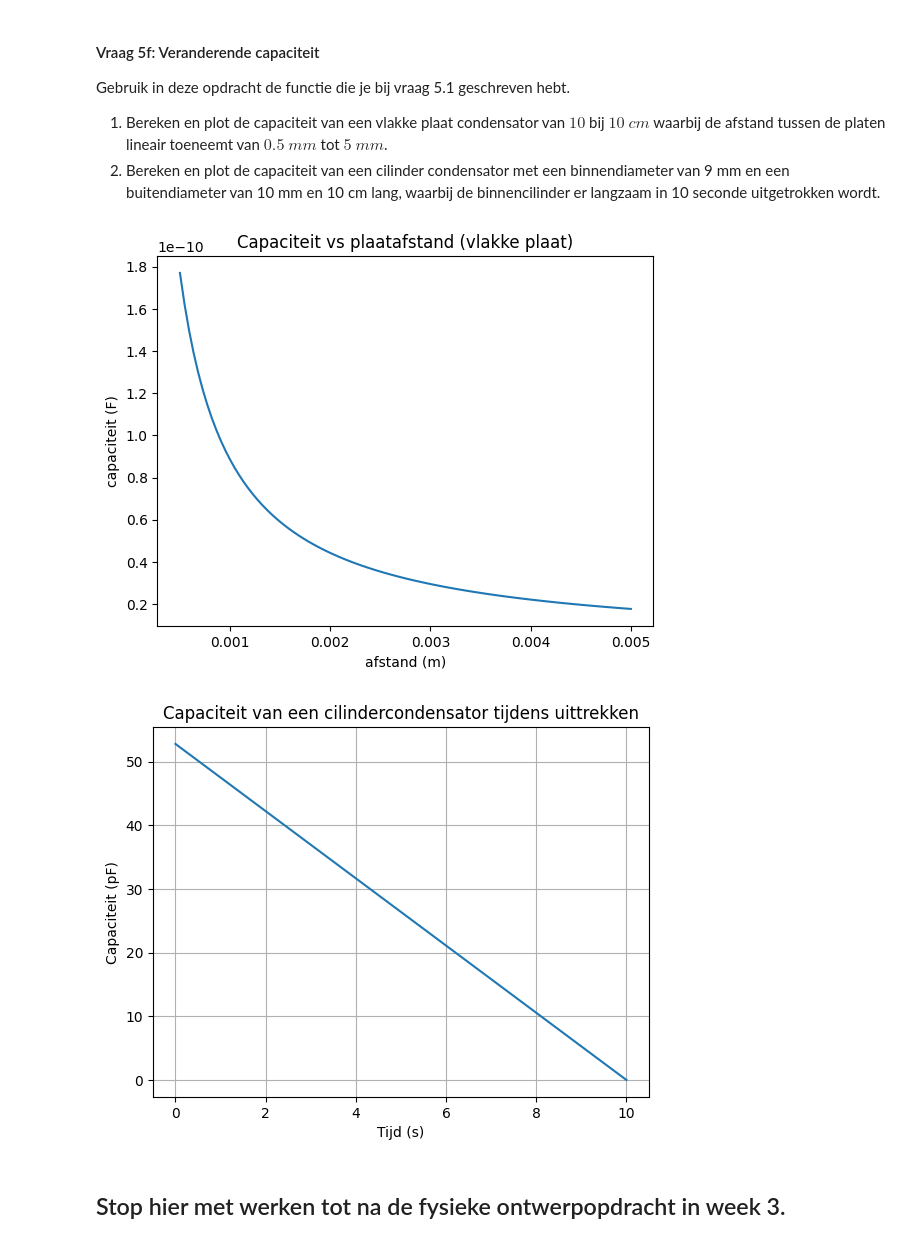
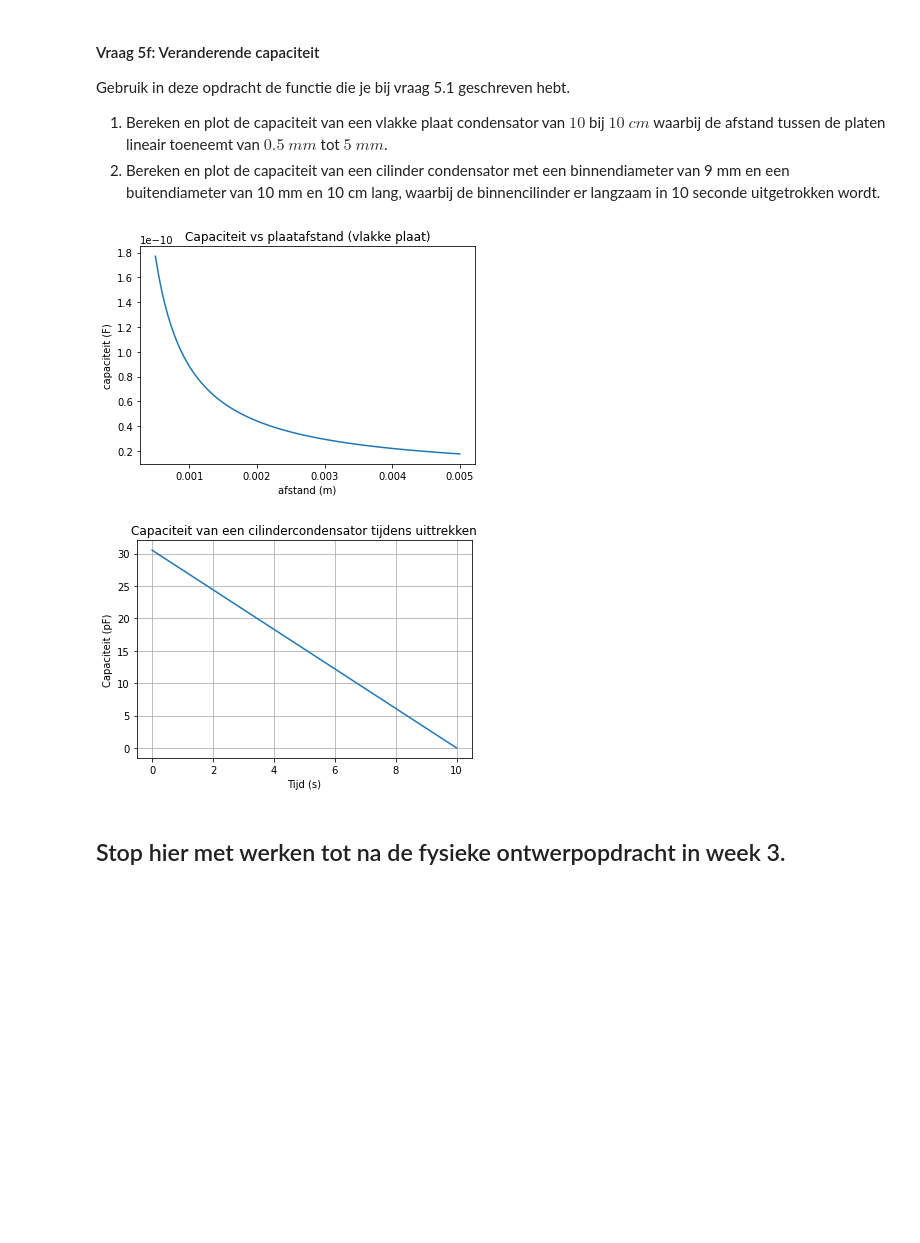
Before and after one commit to oprelo/opdrachten-DEF-D, a Jupyter notebook: DigitaleOntwerpopdrachten/1CondensatorOpdracht/CondensatorOntwerpopdracht.ipynb, the cells around one changed output. Drawn from its saved outputs; the diff is of its cells as text; code cells hidden in the pictures; blank space fills up the shorter version.

```diff
--- a/DigitaleOntwerpopdrachten/1CondensatorOpdracht/CondensatorOntwerpopdracht.ipynb
+++ b/DigitaleOntwerpopdrachten/1CondensatorOpdracht/CondensatorOntwerpopdracht.ipynb
@@ -834,35 +835,36 @@ plt.figure()
 plt.plot(d_vals, C_vals)
 plt.xlabel("afstand (m)")
 plt.ylabel("capaciteit (F)")
 plt.title("Capaciteit vs plaatafstand (vlakke plaat)")
 plt.show()
 ###
 epsilon0 = 8.854e-12
 
 #capaciteit cilinder condensator
 def cilinder(a, b, L, epsilon_r=1):
     return 2 * np.pi * epsilon0 * epsilon_r * L / np.log(b/a)
 
 
 # tijd
 t = np.linspace(0, 10, 200)
 
+L0 = 0.1 #m
 # overlappende lengte
 L = L0 * (1 - t/10)
 
 # capaciteit
 C = cilinder(a, b, L)
 
 # plot
 plt.plot(t, C*1e12)
 plt.xlabel("Tijd (s)")
 plt.ylabel("Capaciteit (pF)")
 plt.title("Capaciteit van een cilindercondensator tijdens uittrekken")
 plt.grid()
 plt.show()
 # %% [output]
-[figure, old version]
+[figure, new version]
-[figure, old version]
+[figure, new version]
 # %% [markdown]
 ## Stop hier met werken tot na de fysieke ontwerpopdracht in week 3.
 # %% [markdown]
```
Also changed, not shown: parts of 10 cells of this notebook, 2 other files.
